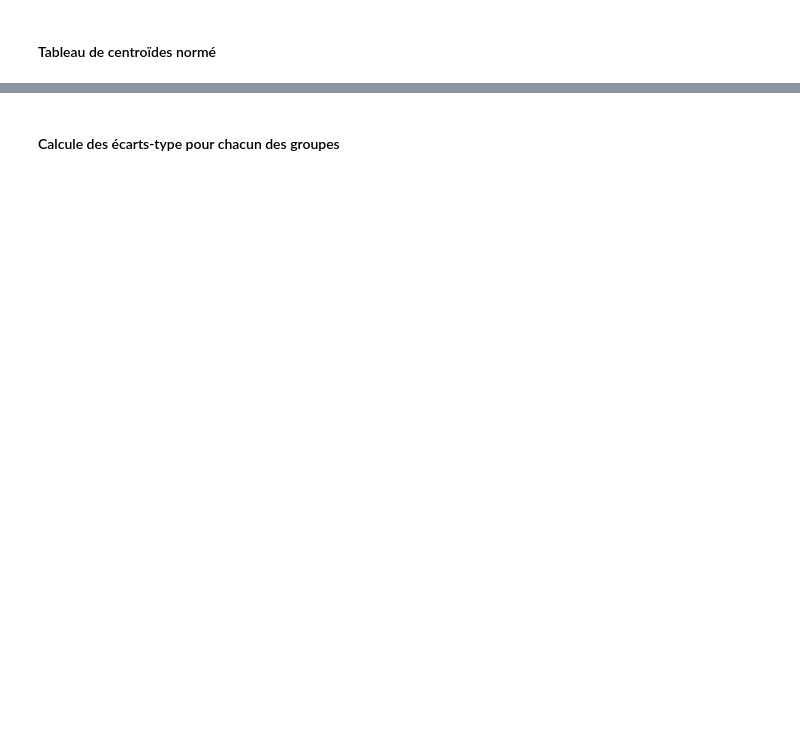
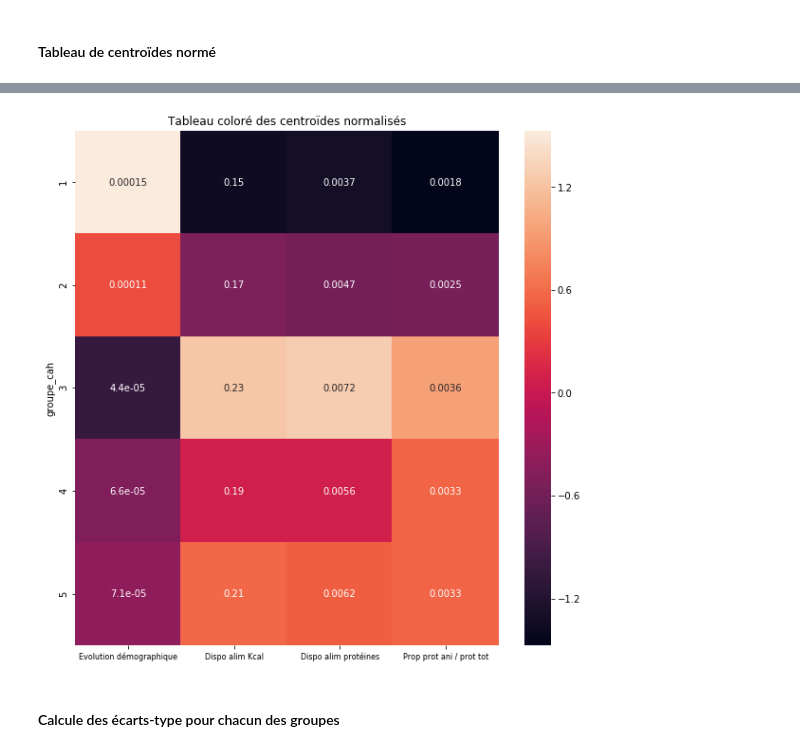
Before and after one commit to Silvock/project_5_prod_market_study, a Jupyter notebook: notebook/Exercice5-final.ipynb, the cells around one changed output, grey strips where cells are left out. Drawn from its saved outputs; the diff is of its cells as text; code cells hidden in the pictures; blank space fills up the shorter version.

Commit message:
presentation revue

```diff
--- a/notebook/Exercice5-final.ipynb
+++ b/notebook/Exercice5-final.ipynb
@@ -475,6 +436,15 @@ df_centroid_norm_cah_ward_sans_pib
 | 3 | 0.000044 | 0.233037 | 0.007199 | 0.003593 |
 | 4 | 0.000066 | 0.194240 | 0.005590 | 0.003303 |
 | 5 | 0.000071 | 0.210918 | 0.006164 | 0.003308 |
+# %%
+df_norm_col=(df_centroid_norm_cah_ward_sans_pib-df_centroid_norm_cah_ward_sans_pib.mean())/df_centroid_norm_cah_ward_sans_pib.std()
+fig = plt.figure(figsize=(10,10))
+plt.title('Tableau coloré des centroïdes normalisés')
+plot = sns.heatmap(df_norm_col,annot=df_centroid_norm_cah_ward_sans_pib,xticklabels=['Evolution démographique','Dispo alim Kcal','Dispo alim protéines','Prop prot ani / prot tot'])
+plot.set_xticklabels(plot.get_xticklabels(), rotation = 0, fontsize = 8)
+fig.savefig('../presentation/images/tab_color_centroides_5_grp_sans_pib')
+# %% [output]
+[figure, added]
 # %% [markdown]
 #### Calcule des écarts-type pour chacun des groupes
 # %%
```
Also changed, not shown: parts of 66 cells of this notebook, 21 other files.
